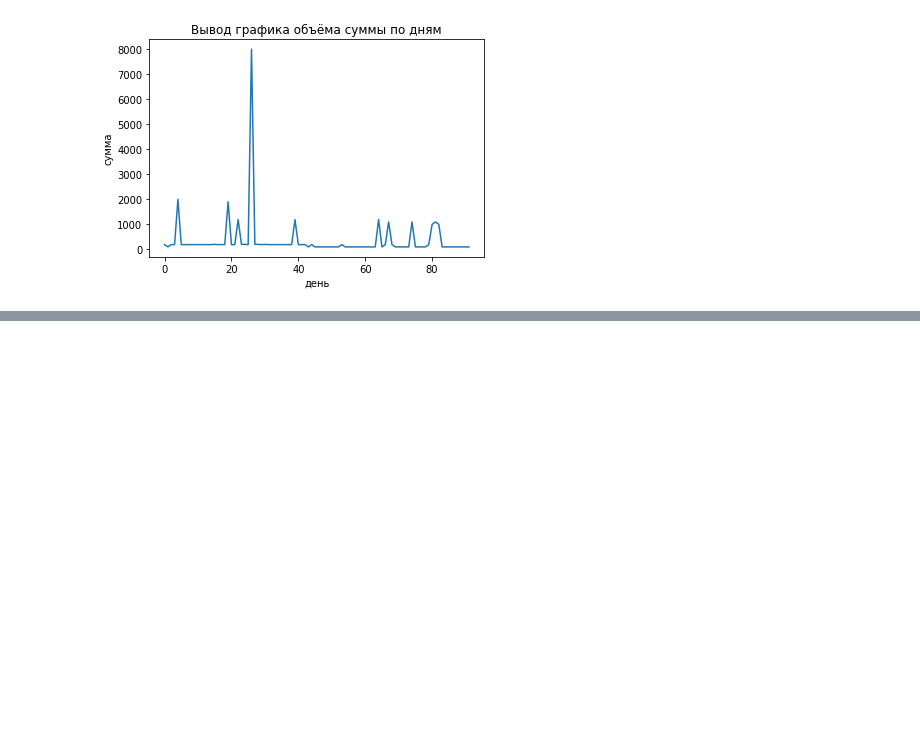
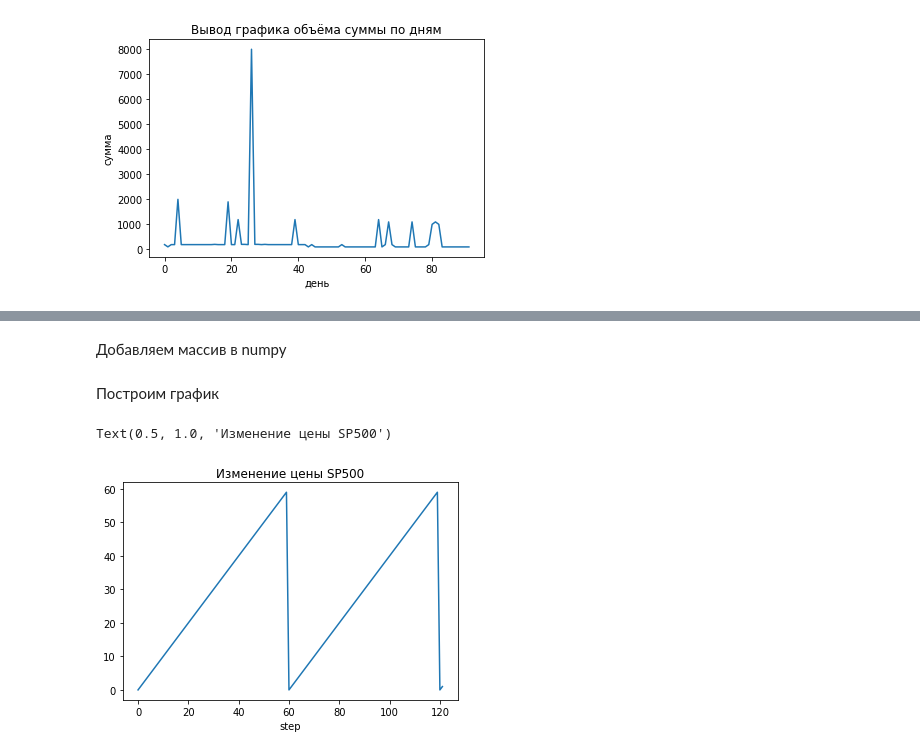
Before and after one commit to Dmitriy-Skvortsov/Jupyter, a Jupyter notebook: Third.ipynb, the cells around one changed output, grey strips where cells are left out. Cells and saved outputs as stored; diff of their text form; code cells hidden in the pictures; blank space fills up the shorter version.

```diff
--- a/Third.ipynb
+++ b/Third.ipynb
@@ -185,0 +318,3 @@ Text(0.5, 1.0, 'Вывод графика объёма суммы по дням'
+# %%
+lines = myoutput.splitlines()
+lines
@@ -185,0 +357,9 @@ Text(0.5, 1.0, 'Вывод графика объёма суммы по дням'
+# %%
+for line in lines[2:]:
+  # do something with each line
+  words = line.split()
+  Time = words[1]
+  Time = words[2]
+  Open = words[4]
+  Close = words[7]
+  print (Time, Open, Close)
@@ -185,0 +384,25 @@ Text(0.5, 1.0, 'Вывод графика объёма суммы по дням'
+# %% [markdown]
+Добавляем массив в numpy
+# %%
+import numpy as np
+data = []
+for line in lines[2:]:
+  # do something with each line
+  words = line.split()
+  Time = float(words[1])
+  Time = float(words[2])
+  Open = float(words[4])
+  Close = float(words[7])
+  data.append((Time, Open, Close))
+data = np.array(data)
+# %% [markdown]
+Построим график
+# %%
+import matplotlib.pyplot as plt
+plt.plot(data[:, 00])
+plt.xlabel('step')
+plt.ylabel('')
+plt.title('Изменение цены SP500')
+# %% [output]
+Text(0.5, 1.0, 'Изменение цены SP500')
+[figure, added]
```
Also changed, not shown: parts of 8 cells of this notebook.
